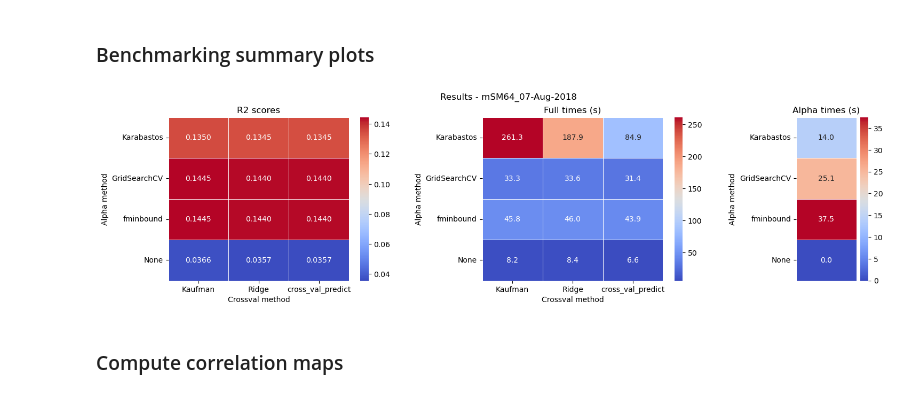
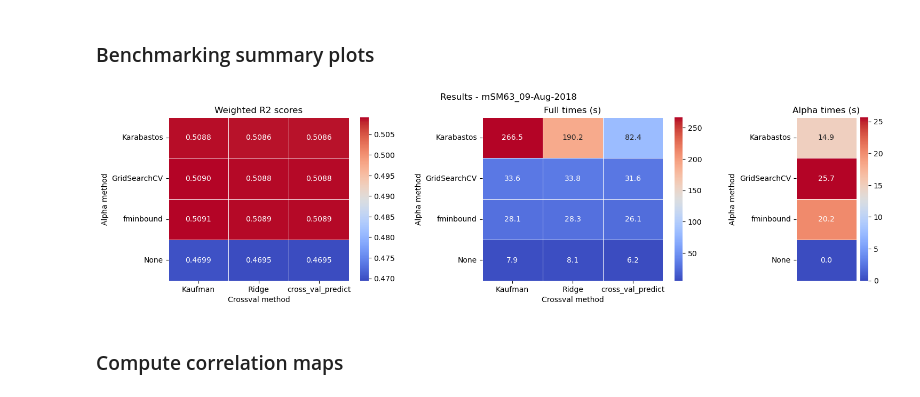
Before and after one commit to msokolet/regbench, a Jupyter notebook: pipeline.ipynb, the cells around one changed output. Drawn from its saved outputs; the diff is of its cells as text; code cells hidden in the pictures.

Commit message:
changed r2 calculation to weighted based on evs

```diff
--- a/pipeline.ipynb
+++ b/pipeline.ipynb
@@ -16,15 +16,16 @@ import seaborn as sns
 from matplotlib import pyplot as plt
 from sklearn.linear_model import Ridge
 from sklearn.model_selection import  GridSearchCV, cross_val_predict
-from sklearn.metrics import r2_score
+from sklearn.metrics import make_scorer
 from scipy.optimize import fminbound
 from tqdm.notebook import tqdm
 
 import regbench as rb
+
 opts = {}
 # Recording parameters
 opts['local_disk'] = 'D:\Churchland\Widefield'
-opts['rec_name'] = 'mSM64_07-Aug-2018' # Recording name
+opts['rec_name'] = 'mSM63_09-Aug-2018' # Recording name
 opts['frames_per_trial'] = 75 # Num of frames per trial
 opts['dformat'] = 'MATLAB'
 # Regbench parameters
@@ -36,7 +37,6 @@ opts['test_range'] =  np.concatenate([np.arange(1, 2000, 500),
                                       np.arange(3000, 13000,2000),
                                       np.arange(15000, 30000, 5000)]) # Range to test in cross-validated alpha estimation methods
 opts['n_jobs'] = -1 # Num of concurrently running workers in cross-validated alpha estimation methods. -1 uses the full CPU capacity.
-opts['scoring'] = 'r2' # Method of scoring in cross-validated alpha estimation methods
 opts['xtol'] = 100 # Convergence tolerance for the fminbound alpha estimation method
 # %% [markdown]
 ### Load data and design matrix
@@ -100,25 +102,25 @@ rb.save_results({'alphas': alphas,
 # %%
 alphas, preds, scores, alpha_times, pred_times = rb.load_results(['alphas', 'preds', 'scores', 'alpha_times', 'pred_times'], opts)  # Load results - useful if loading already analyzed sessions
 
 sum_fig, sum_ax = plt.subplots(ncols=3, gridspec_kw={'width_ratios': [3, 3, 1]}, figsize=(17,4.5))
 plt.suptitle(f'Results - {opts["rec_name"] }')
 
 scores_df = rb.unstack(pd.Series(scores))
 scores_plot = sns.heatmap(scores_df, annot=True, fmt='.4f', cmap="coolwarm", linewidth=.5, ax=sum_ax[0])
-scores_plot.set(title='R2 scores', xlabel='Crossval method', ylabel='Alpha method')
+scores_plot.set(title='Weighted R2 scores', xlabel='Crossval method', ylabel='Alpha method')
 
 times_df = rb.unstack(pd.Series(pred_times))
 times_plot = sns.heatmap(times_df, annot=True, fmt='.1f', cmap="coolwarm", linewidth=.5, ax=sum_ax[1])
 times_plot.set(title='Full times (s)', xlabel='Crossval method', ylabel='Alpha method')
 
 alpha_times_df = pd.Series(alpha_times).to_frame();
 alpha_times_plot = sns.heatmap(alpha_times_df, annot=True, fmt='.1f', cmap="coolwarm", linewidth=.5, ax=sum_ax[2], xticklabels=False)
 alpha_times_plot.set(title='Alpha times (s)', ylabel='Alpha method');
 
 plt.subplots_adjust(bottom=0.2, wspace=0.5)
 rb.save_fig(sum_fig, opts, name=f'rb_results_{opts["rec_name"]}') # Save plot
 # %% [output]
-[figure, old version]
+[figure, new version]
 # %% [markdown]
 ### Compute correlation maps
 # %%
```
Also changed, not shown: parts of 5 cells of this notebook, 3 other files.
